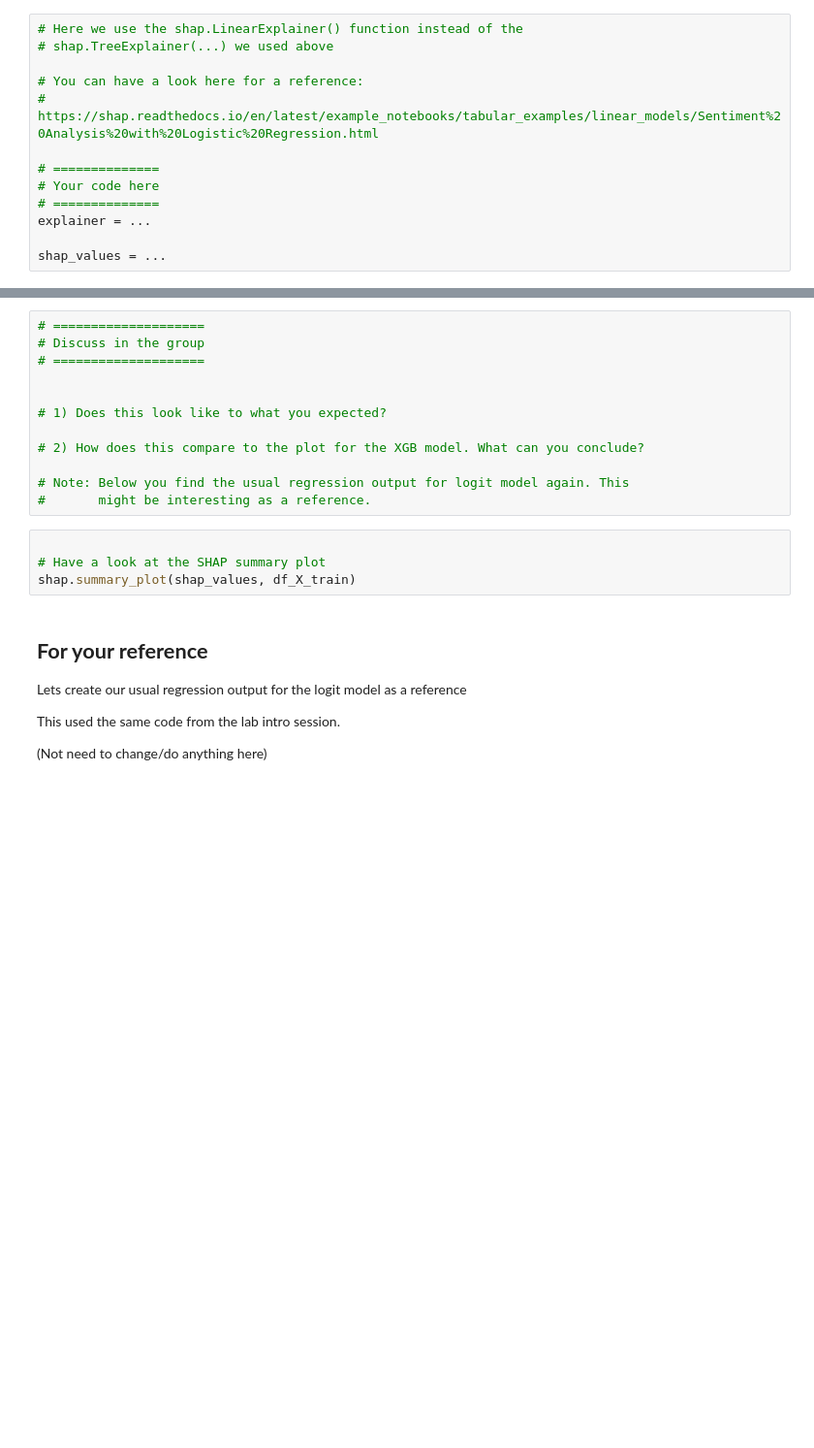
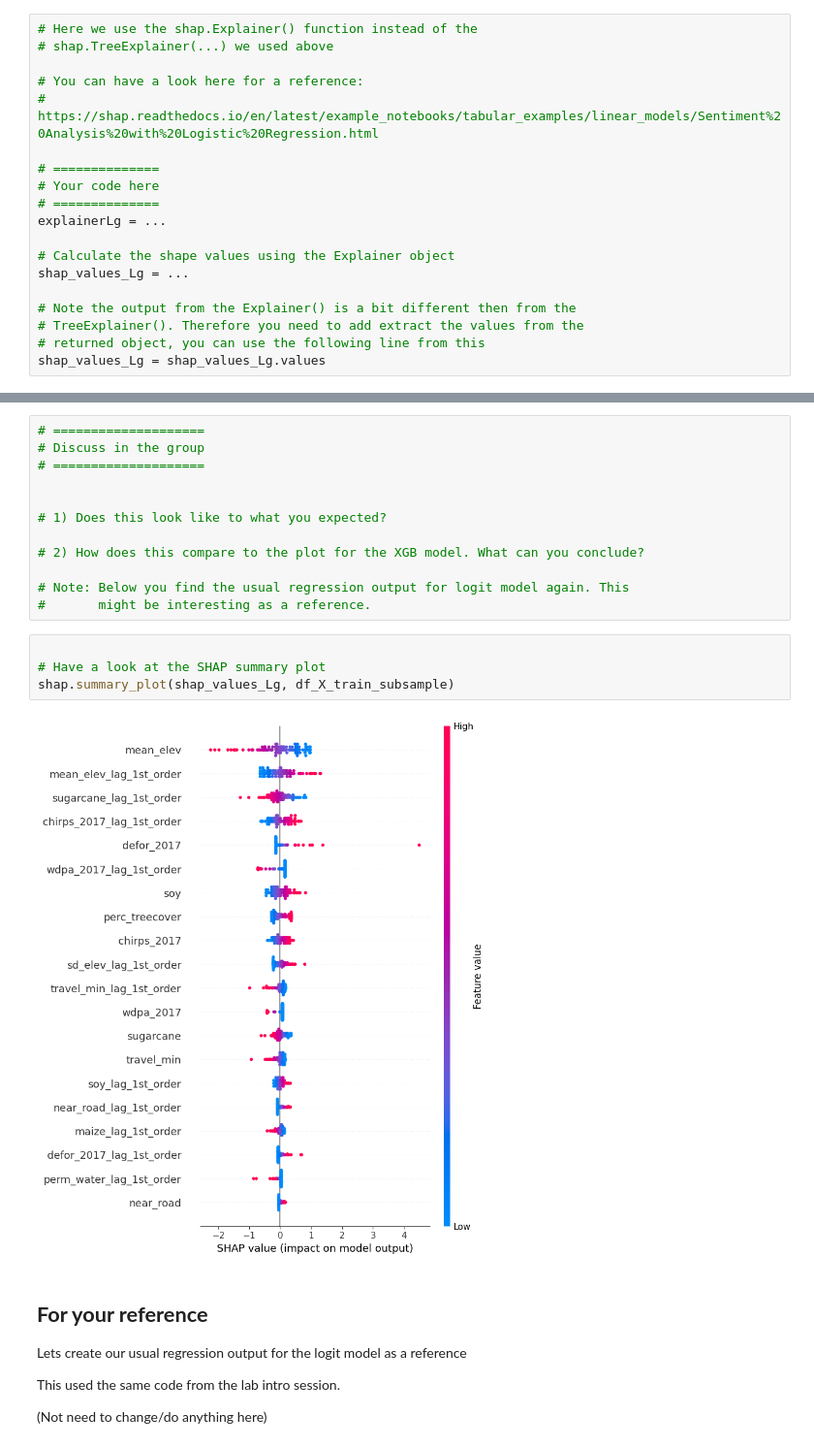
Before and after one commit to agpo-ilr-uni-bonn/PromotionskollegModule6800_2025, a Jupyter notebook: 6800_Day2.ipynb, the cells around one changed output, grey strips where cells are left out. Shown at 97% size. Saved outputs shown, nothing was run; the diff lists cells and outputs as text; blank space fills up the shorter version.

Commit message:
- Additional explanation added to SHAP value lab part

```diff
--- a/6800_Day2.ipynb
+++ b/6800_Day2.ipynb
@@ -460,7 +536,7 @@ shap.dependence_plot("defor_2017", shap_values[:,:,1], df_X_train_subsample)
 # results you expect for the linear model. Specifically, think about how the
 # last plot (the dependence_plot) would look in this case.
 # %%
-# Here we use the shap.LinearExplainer() function instead of the
+# Here we use the shap.Explainer() function instead of the
 # shap.TreeExplainer(...) we used above
 
 # You can have a look here for a reference:
@@ -469,9 +545,15 @@ shap.dependence_plot("defor_2017", shap_values[:,:,1], df_X_train_subsample)
 # ==============
 # Your code here
 # ==============
-explainer = ...
+explainerLg = ...
 
-shap_values = ...
+# Calculate the shape values using the Explainer object
+shap_values_Lg = ...
+
+# Note the output from the Explainer() is a bit different then from the
+# TreeExplainer(). Therefore you need to add extract the values from the
+# returned object, you can use the following line from this
+shap_values_Lg = shap_values_Lg.values
 # %%
 # Now create a dependence plot to show the effect of a single feature
 # across the whole dataset, as was done above but now for the logit model
@@ -495,7 +578,9 @@ shap_values = ...
 # %%
 
 # Have a look at the SHAP summary plot
-shap.summary_plot(shap_values, df_X_train)
+shap.summary_plot(shap_values_Lg, df_X_train_subsample)
+# %% [output]
+[figure, added]
 # %% [markdown]
 ## **For your reference**
 
```
Also changed, not shown: parts of 17 cells of this notebook.
